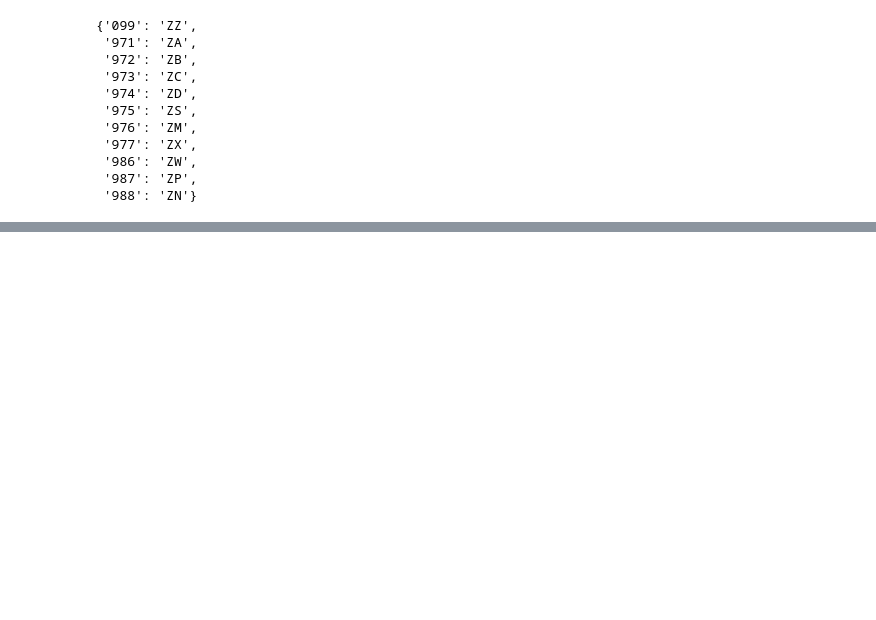
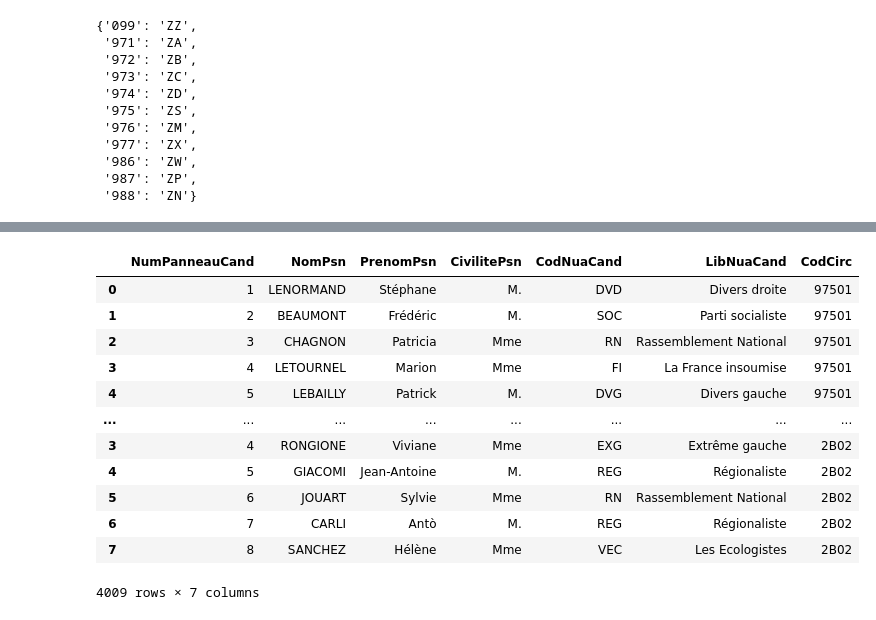
Before and after one commit to taniki/legislatives-2024, a Jupyter notebook: prep_lg2024.ipynb, the cells around one changed output, grey strips where cells are left out. Drawn from its saved outputs; the diff is of its cells as text; code cells hidden in the pictures; blank space fills up the shorter version.

```diff
--- a/prep_lg2024.ipynb
+++ b/prep_lg2024.ipynb
@@ -57,0 +45,10 @@ candidats
+# %%
+circonscriptions = (
+    pd
+    .read_xml(
+        territoires_url,
+        xpath='.//Circonscription'
+    )
+)
+
+circonscriptions
@@ -58 +69,47 @@ candidats
+# %%
+def get_candidats_t1(circonscription):
+    dept = circonscription[:-2]
+    circ = circonscription
+
+    url = f'https://www.resultats-elections.interieur.gouv.fr/telechargements/LG2024/candidatsT1/{dept}/C1{dept}{circonscription}.xml'
+
+    try:
+        df = (
+            pd
+            .read_xml(
+                url,
+                xpath='.//Candidat'
+            )
+            .assign(CodCirc=circonscription)
+        )
+    except:
+        print(f'error: {circonscription}')
+        df = None
+
+
+    return df
+
+
+candidats_2024_t1 = pd.concat(
+    [
+        get_candidats_t1(circonscription)
+        for circonscription in circonscriptions.CodCirElec.to_list()
+    ]
+)
+
+candidats_2024_t1
+# %% [output]
+|  | NumPanneauCand | NomPsn | PrenomPsn | CivilitePsn | CodNuaCand | LibNuaCand | CodCirc |
+| 0 | 1 | LENORMAND | Stéphane | M. | DVD | Divers droite | 97501 |
+| 1 | 2 | BEAUMONT | Frédéric | M. | SOC | Parti socialiste | 97501 |
+| 2 | 3 | CHAGNON | Patricia | Mme | RN | Rassemblement National | 97501 |
+| 3 | 4 | LETOURNEL | Marion | Mme | FI | La France insoumise | 97501 |
+| 4 | 5 | LEBAILLY | Patrick | M. | DVG | Divers gauche | 97501 |
+| ... | ... | ... | ... | ... | ... | ... | ... |
+| 3 | 4 | RONGIONE | Viviane | Mme | EXG | Extrême gauche | 2B02 |
+| 4 | 5 | GIACOMI | Jean-Antoine | M. | REG | Régionaliste | 2B02 |
+| 5 | 6 | JOUART | Sylvie | Mme | RN | Rassemblement National | 2B02 |
+| 6 | 7 | CARLI | Antò | M. | REG | Régionaliste | 2B02 |
+| 7 | 8 | SANCHEZ | Hélène | Mme | VEC | Les Ecologistes | 2B02 |
+4009 rows × 7 columns
 # %%
```
Also changed, not shown: parts of 7 cells of this notebook, 3 other files.
